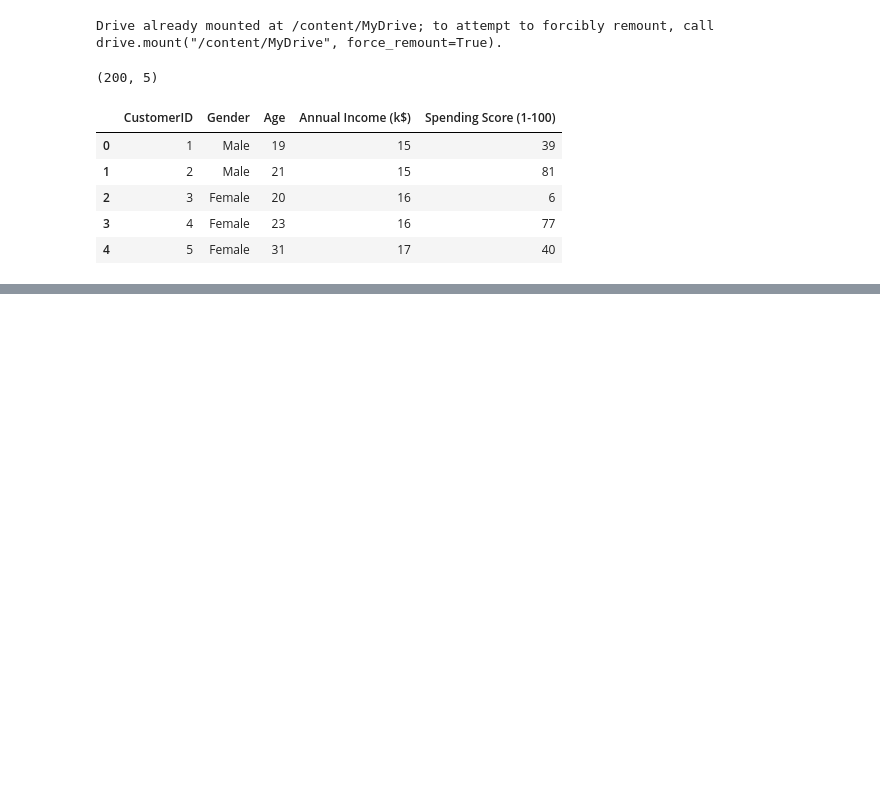
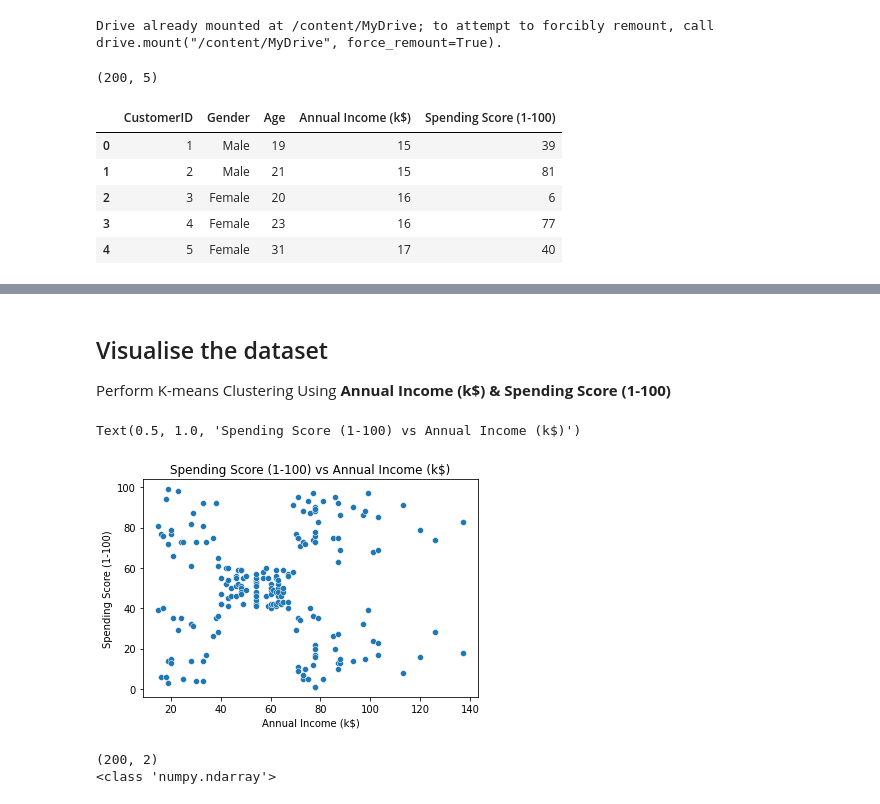
Before and after one commit to guangyitan/Udemy-Unsupervised-Machine-Learning-with-2-Capstone-ML-Projects, a Jupyter notebook: Implementing_Kmeans_on_Mall_Dataset.ipynb, the cells around one changed output, grey strips where cells are left out. Cells and saved outputs as stored; diff of their text form; code cells hidden in the pictures; blank space fills up the shorter version.

```diff
--- a/Implementing_Kmeans_on_Mall_Dataset.ipynb
+++ b/Implementing_Kmeans_on_Mall_Dataset.ipynb
@@ -29,0 +40,20 @@ data.head()
+# %% [markdown]
+## Visualise the dataset
+Perform K-means Clustering Using **Annual Income (k$) & Spending Score (1-100)**
+# %%
+# visualise the data
+sns.scatterplot(data['Annual Income (k$)'], data['Spending Score (1-100)'])
+plt.title('Spending Score (1-100) vs Annual Income (k$)')
+# %% [output]
+Text(0.5, 1.0, 'Spending Score (1-100) vs Annual Income (k$)')
+[figure, added]
+# %%
+# get the two columns and convert it into an array
+# the .values command converts the data from DataFrame type to numpy.ndarray type
+X = data.loc[:, ['Annual Income (k$)', 'Spending Score (1-100)']].values
+
+print(X.shape)
+print(type(X))
+# %% [output]
+(200, 2)
+<class 'numpy.ndarray'>
```
Also changed, not shown: parts of 13 cells of this notebook.
